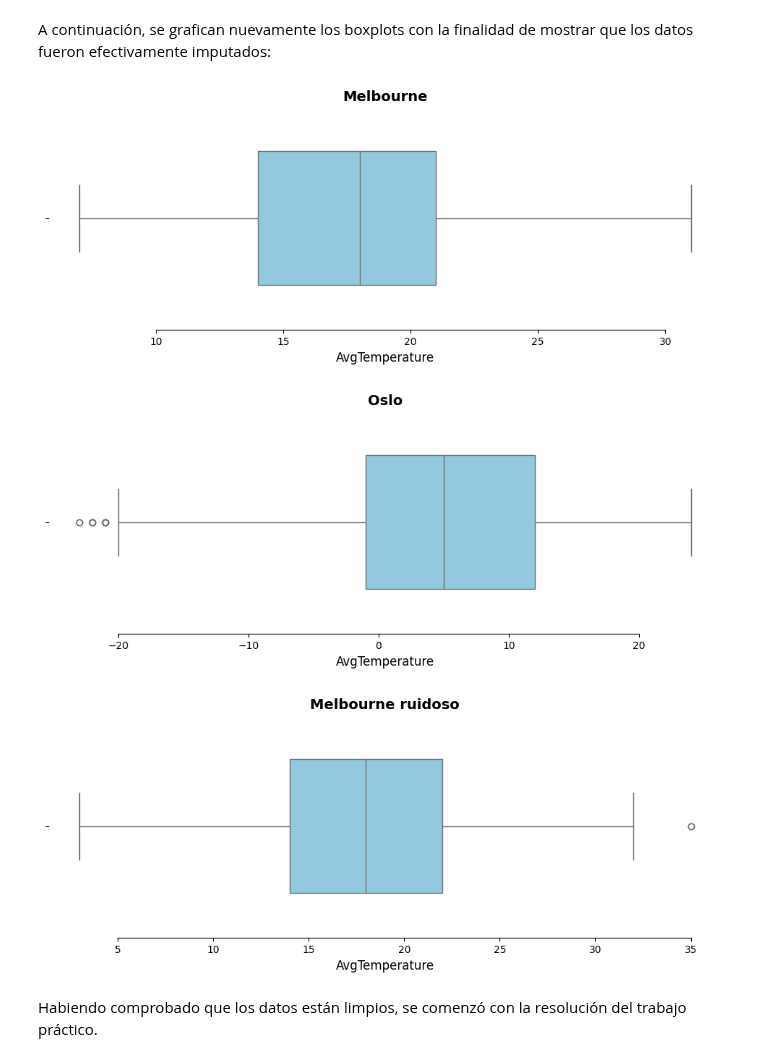
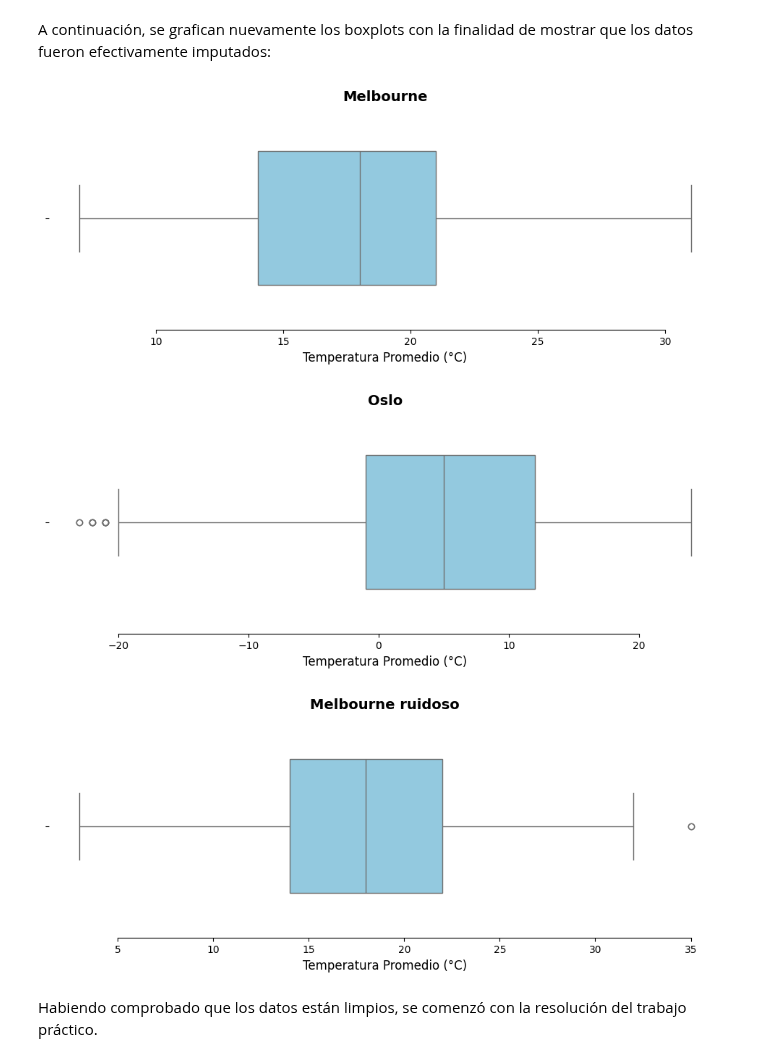
Before and after one commit to iroumec/TPE-TDI, a Jupyter notebook: deepnote/TPE/notebook.ipynb, the cells around one changed output. Saved outputs shown, nothing was run; the diff lists cells and outputs as text; code cells hidden in the pictures.

```diff
--- a/deepnote/TPE/notebook.ipynb
+++ b/deepnote/TPE/notebook.ipynb
@@ -62,15 +62,15 @@ Tamaño del dataset de Melbourne ruidoso:  5844
 # %% [markdown]
 Se identificaron outliers en los datasets de Melbourne y Oslo, al igual que en el de Melbourne ruidoso (este último será introducido y utilizado recién en la parte 4). Estos pueden ser presenciados en los siguientes boxplots:
 # %%
-def mostrar_boxplot(dataset, x, title):
+def mostrar_boxplot(dataset, x, title, xlabel):
     plt.figure(figsize=(12, 4))
     sns.boxplot(x=dataset[x], color='skyblue', width=0.6)
     plt.title(title, fontsize=14, fontweight='bold')
-    plt.xlabel(x, fontsize=12)
+    plt.xlabel(xlabel, fontsize=12)
     sns.despine(offset=0, trim=True)
     plt.show()
 
-mostrar_boxplot(dataset_raw_melbourne, "AvgTemperature", "Melbourne")
-mostrar_boxplot(dataset_raw_oslo, "AvgTemperature", "Oslo")
-mostrar_boxplot(dataset_raw_melbourne_ruidoso, "AvgTemperature", "Melbourne ruidoso")
+mostrar_boxplot(dataset_raw_melbourne, "AvgTemperature", "Melbourne", "Temperatura Promedio (°C)")
+mostrar_boxplot(dataset_raw_oslo, "AvgTemperature", "Oslo", "Temperatura Promedio (°C)")
+mostrar_boxplot(dataset_raw_melbourne_ruidoso, "AvgTemperature", "Melbourne ruidoso", "Temperatura Promedio (°C)")
 # %% [output]
@@ -148,13 +148,13 @@ cleaned_dataset_melbourne_ruidoso = imputar_dataset(datos_basura_melbourne_ruido
 A continuación, se grafican nuevamente los boxplots con la finalidad de mostrar que los datos fueron efectivamente imputados:
 # %%
 # Se observan nuevamente los boxplots con la finalidad de corroborar la limpieza de los datos.
-mostrar_boxplot(cleaned_dataset_melbourne, "AvgTemperature", "Melbourne")
-mostrar_boxplot(cleaned_dataset_oslo, "AvgTemperature", "Oslo")
-mostrar_boxplot(cleaned_dataset_melbourne_ruidoso, "AvgTemperature", "Melbourne ruidoso")
+mostrar_boxplot(cleaned_dataset_melbourne, "AvgTemperature", "Melbourne", "Temperatura Promedio (°C)")
+mostrar_boxplot(cleaned_dataset_oslo, "AvgTemperature", "Oslo", "Temperatura Promedio (°C)")
+mostrar_boxplot(cleaned_dataset_melbourne_ruidoso, "AvgTemperature", "Melbourne ruidoso", "Temperatura Promedio (°C)")
 # %% [output]
-[figure, old version]
+[figure, new version]
-[figure, old version]
+[figure, new version]
-[figure, old version]
+[figure, new version]
 # %% [markdown]
 Habiendo comprobado que los datos están limpios, se comenzó con la resolución del trabajo práctico.
 # %% [markdown]
```
Also changed, not shown: parts of 5 cells of this notebook.
